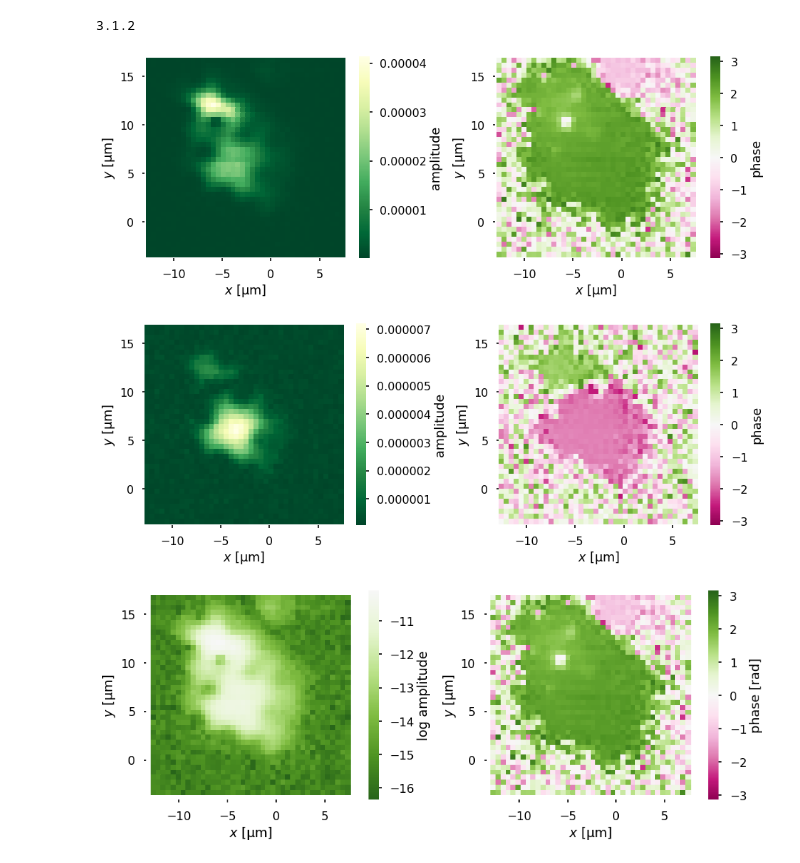
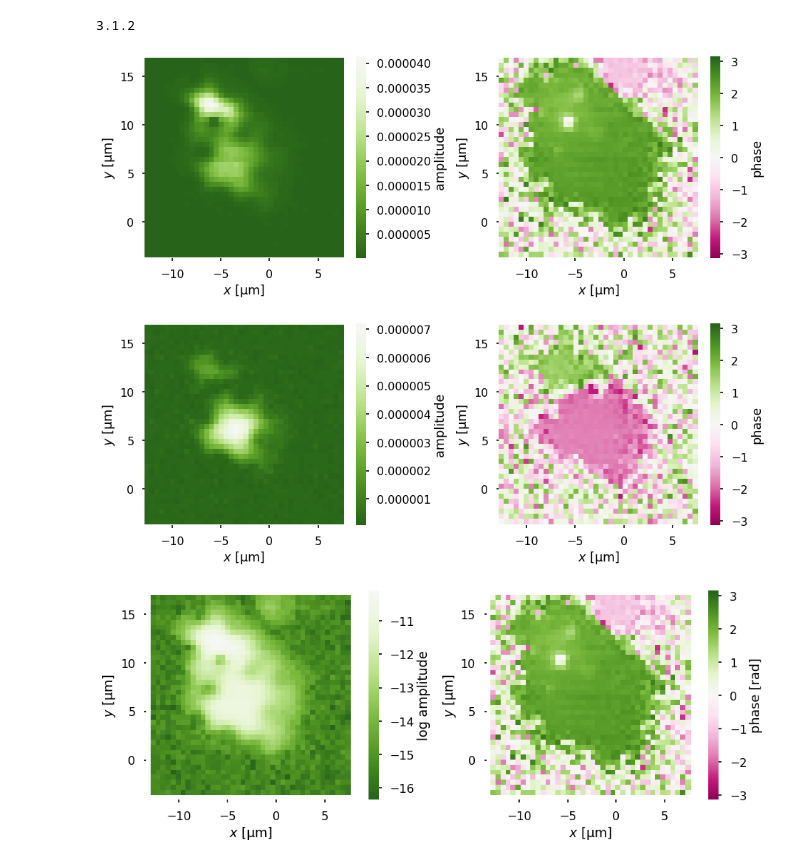
Before and after one commit to horowitz-lab/NetMAP, a Jupyter notebook: Mode Maps.ipynb, the cells around one changed output. Saved outputs shown, nothing was run; the diff lists cells and outputs as text; code cells hidden in the pictures.

```diff
--- a/Mode Maps.ipynb
+++ b/Mode Maps.ipynb
@@ -39,26 +39,29 @@ folder2 = r'\\cas-fs1.uoregon.edu\Material-Science-Institute\Aleman-Lab\Group\Pr
 file = 'PosGU01Array01.00r0.5p3Array01.00r0.5p3Device1.2Drum_15.16MHz_1104325'
 path = os.path.join(folder1,file)
 df = pd.read_csv(os.path.join(path, 'Demod1.csv'), skiprows = 2)
-#df.r = df.r/df.r.max()
-#print(df)
+df['X um']=df['Green X']
+df['Y um']= df['Green Y']
 
 fig, (ax1, ax2) = plt.subplots(1, 2, figsize=(13.23,5))
 
 #plt.suptitle(file + '\n\n');
 
 plt.sca(ax1)
-df['X um']=df['Green X']
-df['Y um']= df['Green Y']
 amp1 = df.pivot_table(index = 'Y um', columns = 'X um', values = 'r').sort_index(axis = 0, ascending = False)
-myheatmap(amp1, 'amplitude', cmap = 'YlGn_r');
+data = (amp1)
+# set white at max, cut colorbar in half
+vmin = np.array(data).min()
+vmax = np.array(data).max()
+greennorm = MidpointNormalize(vmin=vmin, vmax=vmax, midpoint=vmax)
+
+myheatmap(data, 'amplitude', norm = greennorm,
+          cmap='PiYG_r');
 plt.xlabel(u'$x$ [μm]')
 plt.ylabel(u'$y$ [μm]')
 ax1.axis('equal')
 
 
 plt.sca(ax2)
-df['X um']=df['Green X']
-df['Y um']= df['Green Y']
 phase1 = df.pivot_table(index = 'Y um', columns = 'X um', values = 'phase').sort_index(axis = 0, ascending = False)
 myheatmap(phase1, 'phase', vmin=-np.pi, vmax = np.pi, cmap='PiYG');
 ax2.axis('equal');
@@ -69,43 +72,45 @@ plt.tight_layout();
 
 file = 'PosGU01Array01.00r0.5p3Array01.00r0.5p3Device1.2Drum1_15.5MHz105133'
 path = os.path.join(folder1,file)
 df = pd.read_csv(os.path.join(path, 'Demod1.csv'), skiprows = 2)
-#df.r = df.r/df.r.max()
-#print(df)
-
+df['X um']=df['Green X']
+df['Y um']= df['Green Y']
 
 fig, (ax3, ax4) = plt.subplots(1, 2, figsize=(13.23,5))
 
 plt.sca(ax3)
-df['X um']=df['Green X']
-df['Y um']= df['Green Y']
 amp2 = df.pivot_table(index = 'Y um', columns = 'X um', values = 'r').sort_index(axis = 0, ascending = False)
-myheatmap(amp2, 'amplitude', cmap = 'YlGn_r');
+data = amp2
+# set white at max, cut colorbar in half
+vmin = np.array(data).min()
+vmax = np.array(data).max()
+greennorm = MidpointNormalize(vmin=vmin, vmax=vmax, midpoint=vmax)
+
+myheatmap(data, 'amplitude', norm = greennorm,
+          cmap='PiYG_r');
 plt.xlabel(u'$x$ [μm]')
 plt.ylabel(u'$y$ [μm]')
 ax3.axis('equal');
 
 if add_circle:
     circle1 = plt.Circle((-6.8, 7.6), 1, color='w', alpha = .3)
     circle2 = plt.Circle((-2.9,9.9), 1, color='w', alpha = .3)
     circle3 = plt.Circle((-1,5), 1, color='w', alpha = .3)
     ax3.add_artist(circle1)
     ax3.add_artist(circle2)
     ax3.add_artist(circle3)
 
 plt.sca(ax4)
-df['X um']=df['Green X']
-df['Y um']= df['Green Y']
 phase2 = df.pivot_table(index = 'Y um', columns = 'X um', values = 'phase').sort_index(axis = 0, ascending = False)
 myheatmap(phase2, 'phase', vmin=-np.pi, vmax = np.pi, cmap='PiYG');
 plt.xlabel(u'$x$ [μm]')
 plt.ylabel(u'$y$ [μm]')
 ax4.axis('equal');
 
 plt.tight_layout();
 # %% [output]
-[figure, old version]
+[figure, new version]
-[figure, old version]
+[figure, new version]
 # %%
 file = 'PosGU01Array01.00r0.5p3Array01.00r0.5p3Device1.2Drum_15.16MHz_1104325'
 path = os.path.join(folder1,file)
```
Also changed, not shown: parts of 4 cells of this notebook.
